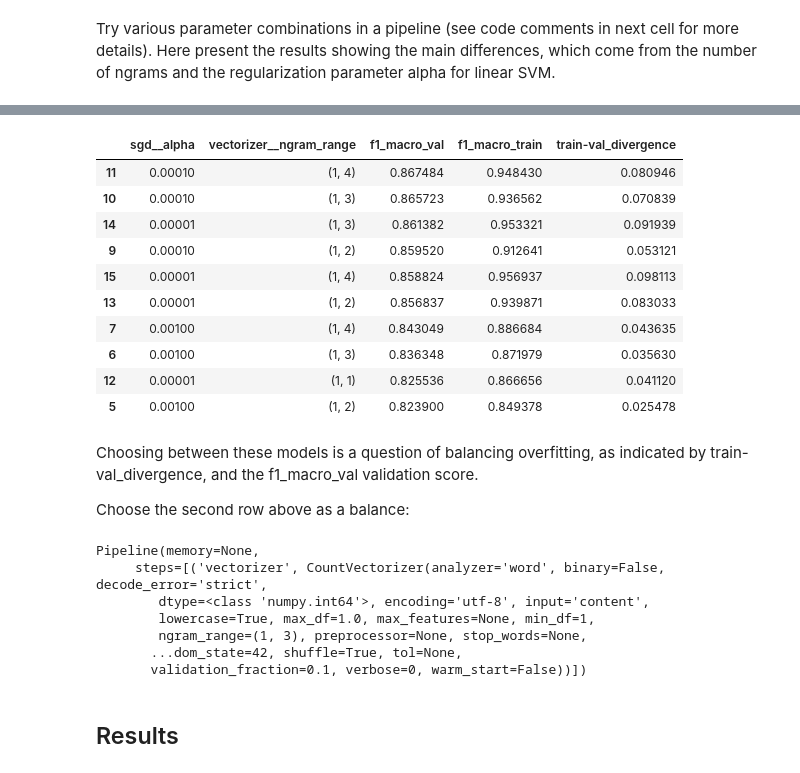
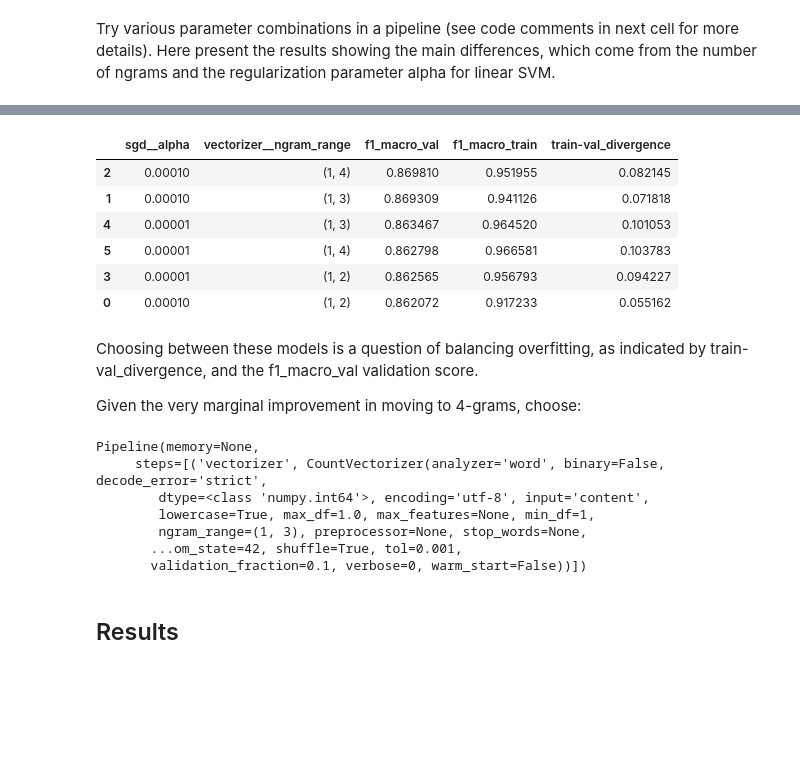
Before and after one commit to sunnycw1/congress, a Jupyter notebook: eda-model-prototypes.ipynb, the cells around one changed output, grey strips where cells are left out. Cells and saved outputs as stored; diff of their text form; code cells hidden in the pictures; blank space fills up the shorter version.

```diff
--- a/eda-model-prototypes.ipynb
+++ b/eda-model-prototypes.ipynb
@@ -413,18 +417,18 @@ pipeline = Pipeline([
         ('vectorizer', CountVectorizer()),
 #         ('tfidf', TfidfTransformer()), # doesn't help (see param grid)
 #         ('scaler', StandardScaler(with_mean=False)), # doesn't help convergence of sgd
-        ('sgd', SGDClassifier(max_iter=5, tol=None, random_state=42))
+        ('sgd', SGDClassifier(max_iter=30, tol=1e-3, random_state=42))
     ])
 
 param_grid = {
-#       'vectorizer__min_df': [1, 2], # 1 is best
+#       'vectorizer__min_df': [1, 2, 3], # 1 is best
 #       'vectorizer__max_df': [100000, 150000, 1.0], # not important
-      'vectorizer__ngram_range': [(1,1), (1,2), (1,3), (1,4)],
+      'vectorizer__ngram_range': [(1,2), (1,3), (1,4)],
 #       'vectorizer__binary': [False, True], # making features binary does not help
 #       'tfidf__use_idf': [False, True], # tfidf weighting doesn't help
 #       'tfidf__norm': [None, 'l2'], # normalizing each doc doesn't help
 #       'sgd__penalty': ['l2', 'elasticnet'], # the default l2 is best
 #       'sgd__loss': ['hinge', 'log'], # does not make too much difference, hinge slightly better
 #       'sgd__class_weight': ['balanced', None], # None slightly better
-      'sgd__alpha': [0.01, 0.001, 0.0001, 0.00001],
+      'sgd__alpha': [0.0001, 0.00001]
 }
@@ -431,11 +440,11 @@ param_grid = {
 # %%
 gs_clf = GridSearchCV(pipeline,
-                   param_grid,
-                   cv=single_split_cv,
-                   scoring='f1_macro',
-                   n_jobs=-1, verbose=1)
+                      param_grid,
+                      cv=single_split_cv,
+                      scoring='f1_macro',
+                      n_jobs=-1, verbose=1,
+                      return_train_score=True, refit=False)
 # %%
 %%time
-
-gs_clf.fit(norm_train_val, y_train_val, return_train_score=True)
+gs_clf.fit(norm_train_val, y_train_val)
 # %% [output]
@@ -463,23 +472,19 @@ val_scores = gs_clf.cv_results_['mean_test_score']
 train_scores = gs_clf.cv_results_['mean_train_score']
 # %%
 gs_clf_results = pd.DataFrame(params)
-gs_clf_results['f1_macro_val'] = test_scores
+gs_clf_results['f1_macro_val'] = val_scores
 gs_clf_results['f1_macro_train'] = train_scores
-gs_clf_results['train-val_divergence'] = train_scores - test_scores
+gs_clf_results['train-val_divergence'] = train_scores - val_scores
 gs_clf_results.sort_values('f1_macro_val', ascending=False).head(10)
 # %% [output]
 |  | sgd__alpha | vectorizer__ngram_range | f1_macro_val | f1_macro_train | train-val_divergence |
-| 11 | 0.00010 | (1, 4) | 0.867484 | 0.948430 | 0.080946 |
-| 10 | 0.00010 | (1, 3) | 0.865723 | 0.936562 | 0.070839 |
-| 14 | 0.00001 | (1, 3) | 0.861382 | 0.953321 | 0.091939 |
-| 9 | 0.00010 | (1, 2) | 0.859520 | 0.912641 | 0.053121 |
-| 15 | 0.00001 | (1, 4) | 0.858824 | 0.956937 | 0.098113 |
-| 13 | 0.00001 | (1, 2) | 0.856837 | 0.939871 | 0.083033 |
-| 7 | 0.00100 | (1, 4) | 0.843049 | 0.886684 | 0.043635 |
-| 6 | 0.00100 | (1, 3) | 0.836348 | 0.871979 | 0.035630 |
-| 12 | 0.00001 | (1, 1) | 0.825536 | 0.866656 | 0.041120 |
-| 5 | 0.00100 | (1, 2) | 0.823900 | 0.849378 | 0.025478 |
+| 2 | 0.00010 | (1, 4) | 0.869810 | 0.951955 | 0.082145 |
+| 1 | 0.00010 | (1, 3) | 0.869309 | 0.941126 | 0.071818 |
+| 4 | 0.00001 | (1, 3) | 0.863467 | 0.964520 | 0.101053 |
+| 5 | 0.00001 | (1, 4) | 0.862798 | 0.966581 | 0.103783 |
+| 3 | 0.00001 | (1, 2) | 0.862565 | 0.956793 | 0.094227 |
+| 0 | 0.00010 | (1, 2) | 0.862072 | 0.917233 | 0.055162 |
 # %% [markdown]
 Choosing between these models is a question of balancing overfitting, as indicated by train-val_divergence, and the f1_macro_val validation score.
 
-Choose the second row above as a balance:
+Given the very marginal improvement in moving to 4-grams, choose:
@@ -486,6 +493,6 @@ Choose the second row above as a balance:
 # %%
-clf = gs_clf.best_estimator_
-clf.set_params(**params[10])
+clf = pipeline
+clf.set_params(**params)
 clf
 # %% [output]
 Pipeline(memory=None,
@@ -493,7 +500,7 @@ Pipeline(memory=None,
         dtype=<class 'numpy.int64'>, encoding='utf-8', input='content',
         lowercase=True, max_df=1.0, max_features=None, min_df=1,
         ngram_range=(1, 3), preprocessor=None, stop_words=None,
-       ...dom_state=42, shuffle=True, tol=None,
+       ...om_state=42, shuffle=True, tol=0.001,
        validation_fraction=0.1, verbose=0, warm_start=False))])
 # %% [markdown]
 ## Results
```
Also changed, not shown: parts of 82 cells of this notebook, 5 other files.
